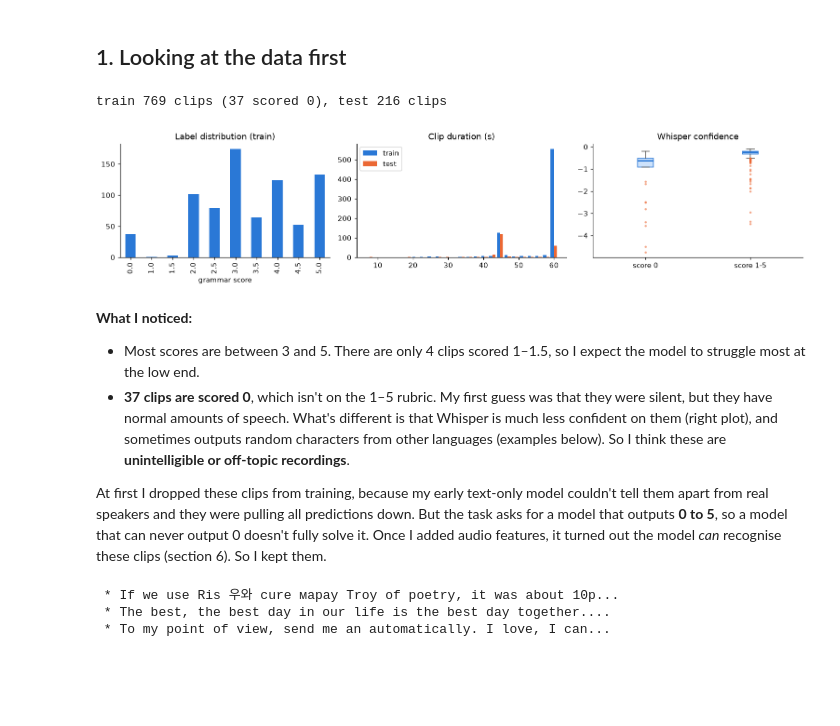
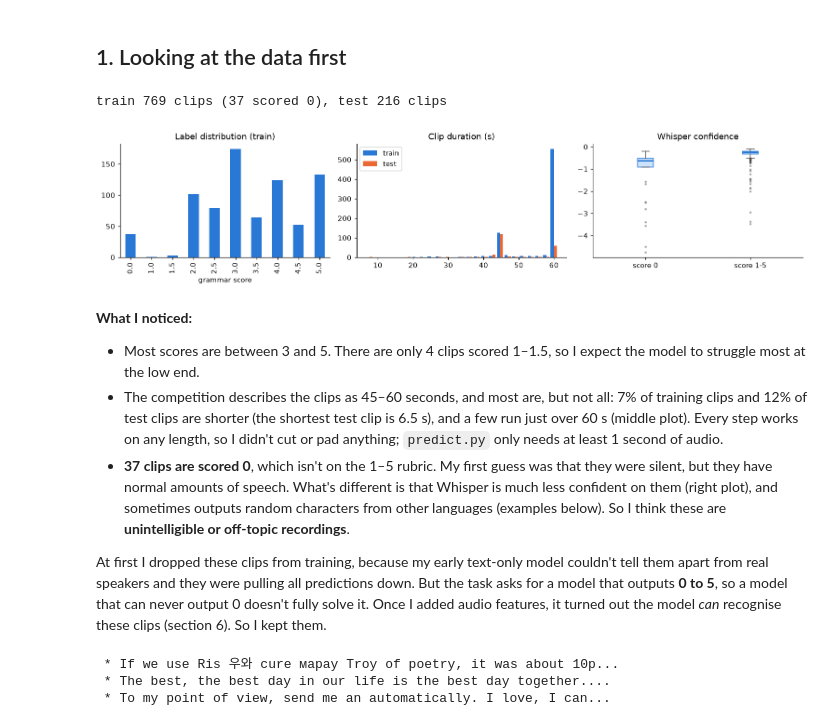
Before and after one commit to Vanshrajput29/SHL-grammar-scoring, a Jupyter notebook: shl_grammar_scoring.ipynb, the cells around one changed output. Cells and saved outputs as stored; diff of their text form; code cells hidden in the pictures; blank space fills up the shorter version.

```diff
--- a/shl_grammar_scoring.ipynb
+++ b/shl_grammar_scoring.ipynb
@@ -59,27 +59,30 @@ TEXT_OOF, TEXT_TEST = 'kaggle_out/deberta_large/oof_deberta_large.csv', 'kaggle_
 # %%
 # F.load() joins each CSV row with its Whisper transcript and ASR metadata (duration, loudness, confidence)
 train, test = F.load("train"), F.load("test")
 y = train.label.to_numpy()
 is0 = y == 0                                   # the clips scored 0 (outside the 1-5 rubric)
 print(f"train {len(train)} clips ({is0.sum()} scored 0), test {len(test)} clips")
 
 fig, ax = plt.subplots(1, 3, figsize=(14, 3.4))
 train.label.value_counts().sort_index().plot.bar(ax=ax[0], color=BLUE)
 ax[0].set_title("Label distribution (train)"); ax[0].set_xlabel("grammar score")
 ax[1].hist([train.duration, test.duration], bins=25, label=["train", "test"], color=[BLUE, ORANGE])
 ax[1].legend(); ax[1].set_title("Clip duration (s)")
 # Whisper's average log-probability = how confident it was about the words it heard
 train.assign(group=np.where(is0, "score 0", "score 1-5")).boxplot(
     "avg_logprob", by="group", ax=ax[2], grid=False, patch_artist=True, boxprops=dict(facecolor="#cde2fb", color=BLUE),
     medianprops=dict(color=BLUE, lw=2), whiskerprops=dict(color=INK), capprops=dict(color=INK),
-    flierprops=dict(marker="o", markersize=3, markerfacecolor=ORANGE, markeredgecolor="none", alpha=0.6))
+    flierprops=dict(marker="o", markersize=3, markerfacecolor=INK, markeredgecolor="none", alpha=0.5))
 ax[2].set_title("Whisper confidence"); ax[2].set_xlabel(""); fig.suptitle(""); plt.tight_layout(); plt.show()
 # %% [output]
 train 769 clips (37 scored 0), test 216 clips
-[figure, old version]
+[figure, new version]
 # %% [markdown]
 **What I noticed:**
 - Most scores are between 3 and 5. There are only 4 clips scored 1–1.5, so I expect the model to struggle most at the low end.
+- The competition describes the clips as 45–60 seconds, and most are, but not all: 7% of training clips and 12% of test clips
+  are shorter (the shortest test clip is 6.5 s), and a few run just over 60 s (middle plot). Every step works on any length,
+  so I didn't cut or pad anything; `predict.py` only needs at least 1 second of audio.
 - **37 clips are scored 0**, which isn't on the 1–5 rubric. My first guess was that they were silent, but they have normal
   amounts of speech. What's different is that Whisper is much less confident on them (right plot), and sometimes outputs random
   characters from other languages (examples below). So I think these are **unintelligible or off-topic recordings**.
```
Also changed, not shown: parts of 4 cells of this notebook, 2 other files.
